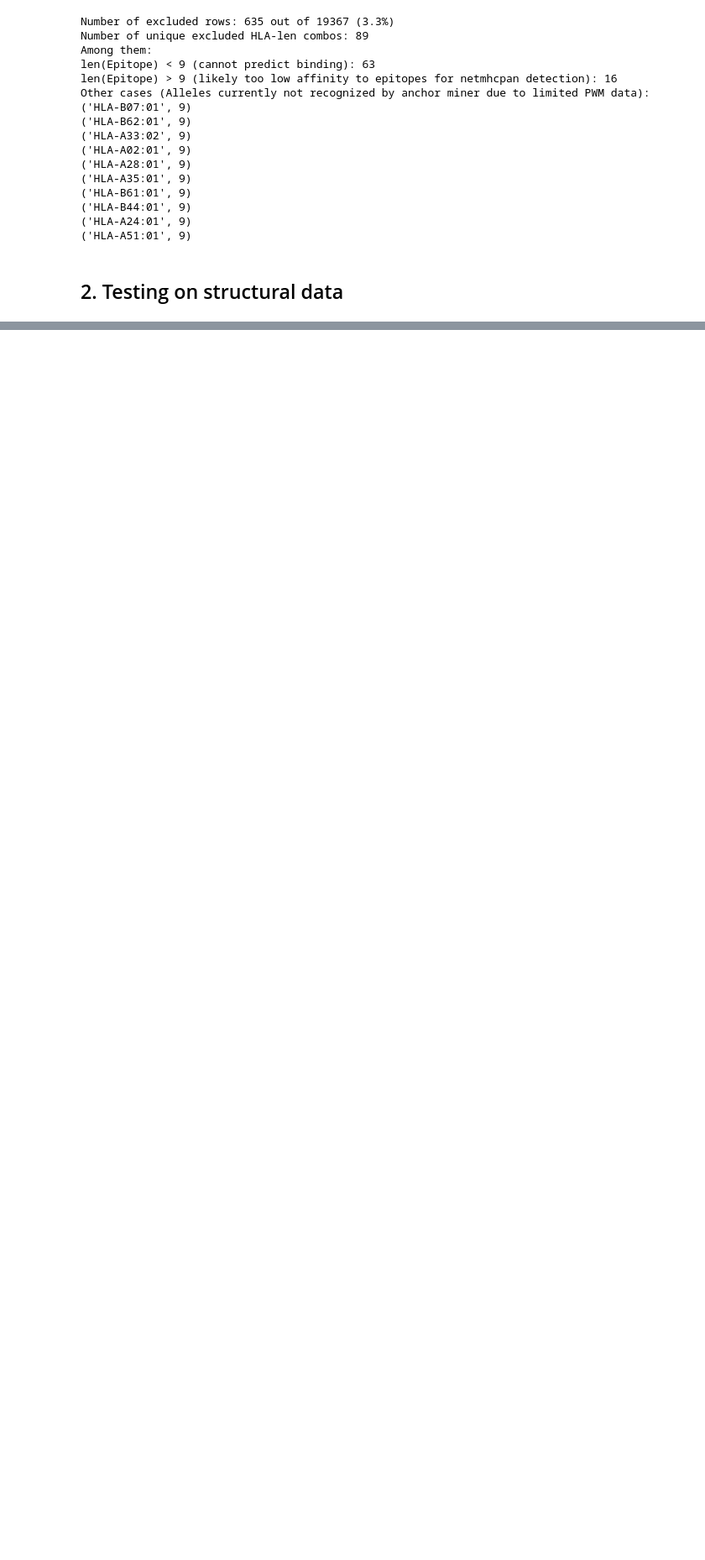
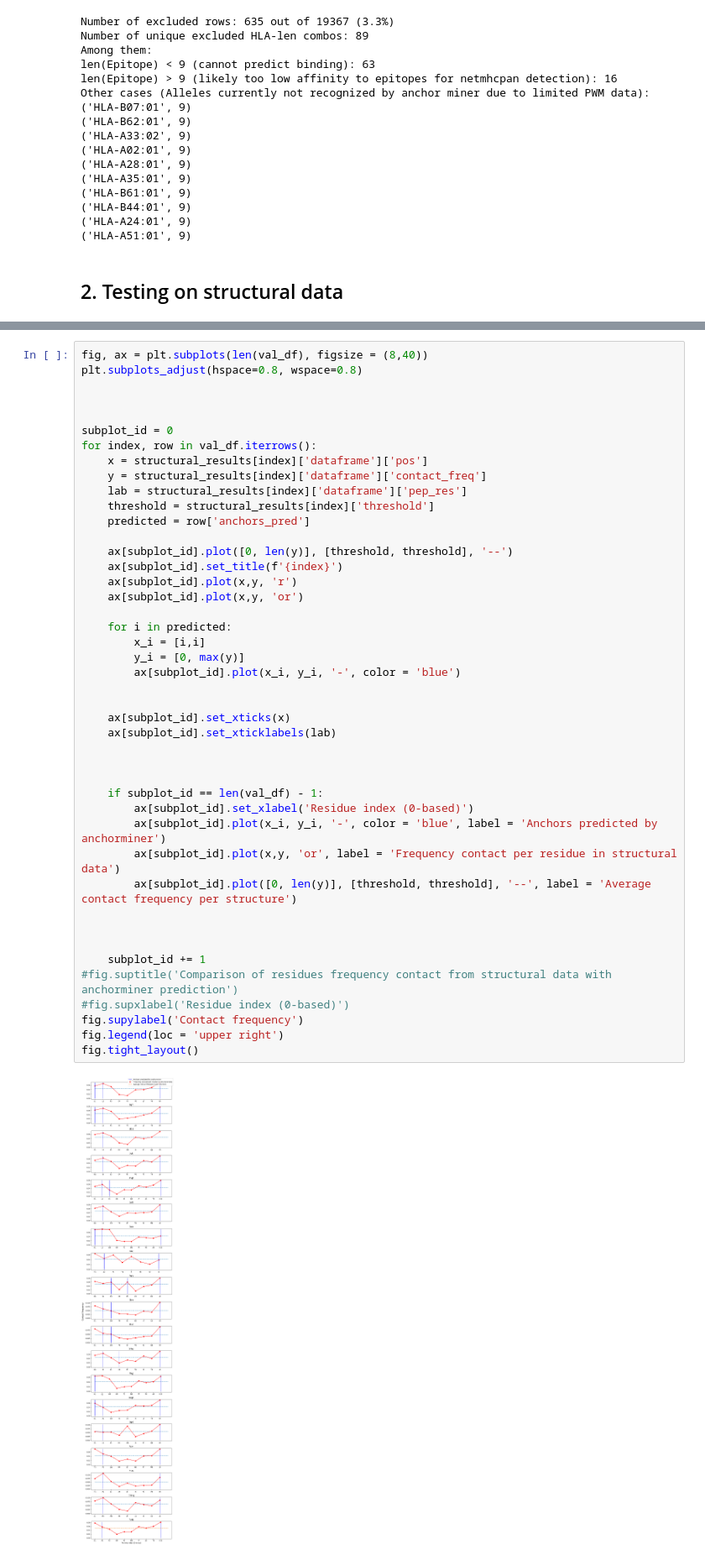
Before and after one commit to AnatoliyLarkin/anchorminer, a Jupyter notebook: notebooks/Testing.ipynb, the cells around one changed output, grey strips where cells are left out. Shown at 84% size. Saved outputs shown, nothing was run; the diff lists cells and outputs as text; blank space fills up the shorter version.

```diff
--- a/notebooks/Testing.ipynb
+++ b/notebooks/Testing.ipynb
@@ -232,0 +255,46 @@ print(np.mean(val_df['jaccard']))
+# %%
+fig, ax = plt.subplots(len(val_df), figsize = (8,40))
+plt.subplots_adjust(hspace=0.8, wspace=0.8)
+
+
+
+subplot_id = 0
+for index, row in val_df.iterrows():
+    x = structural_results[index]['dataframe']['pos']
+    y = structural_results[index]['dataframe']['contact_freq']
+    lab = structural_results[index]['dataframe']['pep_res']
+    threshold = structural_results[index]['threshold']
+    predicted = row['anchors_pred']
+
+    ax[subplot_id].plot([0, len(y)], [threshold, threshold], '--')
+    ax[subplot_id].set_title(f'{index}')
+    ax[subplot_id].plot(x,y, 'r')
+    ax[subplot_id].plot(x,y, 'or')
+
+    for i in predicted:
+        x_i = [i,i]
+        y_i = [0, max(y)]
+        ax[subplot_id].plot(x_i, y_i, '-', color = 'blue')
+
+
+    ax[subplot_id].set_xticks(x)
+    ax[subplot_id].set_xticklabels(lab)
+
+
+
+    if subplot_id == len(val_df) - 1:
+        ax[subplot_id].set_xlabel('Residue index (0-based)')
+        ax[subplot_id].plot(x_i, y_i, '-', color = 'blue', label = 'Anchors predicted by anchorminer')
+        ax[subplot_id].plot(x,y, 'or', label = 'Frequency contact per residue in structural data')
+        ax[subplot_id].plot([0, len(y)], [threshold, threshold], '--', label = 'Average contact frequency per structure')
+
+
+
+    subplot_id += 1
+#fig.suptitle('Comparison of residues frequency contact from structural data with anchorminer prediction')
+#fig.supxlabel('Residue index (0-based)')
+fig.supylabel('Contact frequency')
+fig.legend(loc = 'upper right')
+fig.tight_layout()
+# %% [output]
+[figure, added]
```
Also changed, not shown: parts of 2 cells of this notebook, 1 other file.
